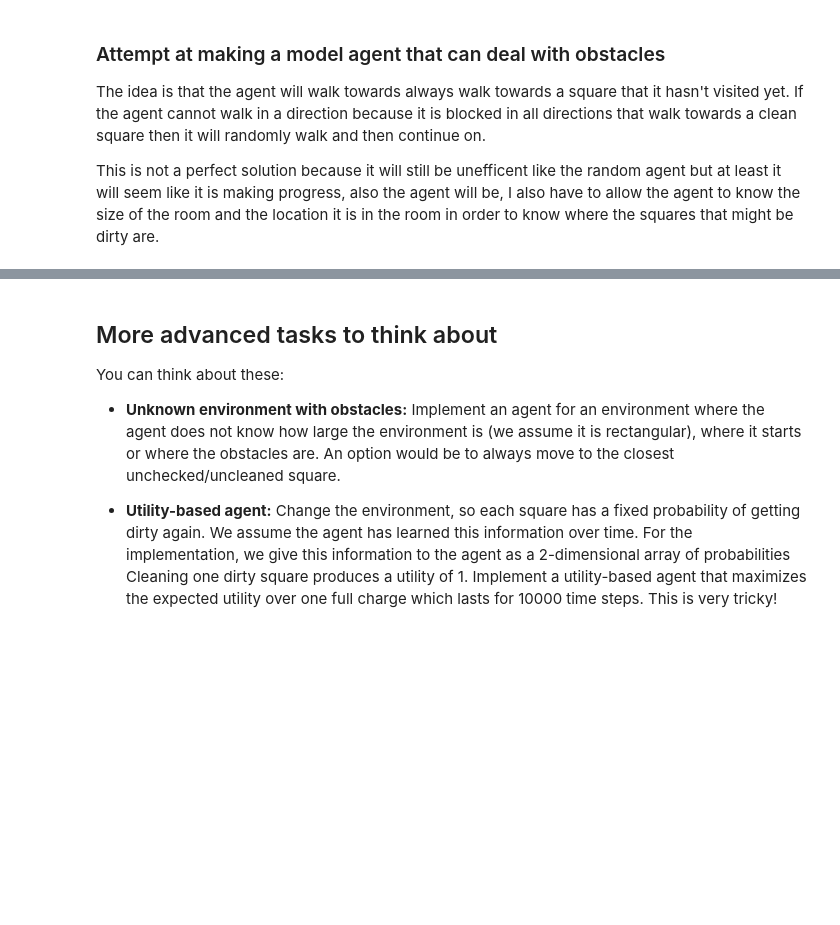
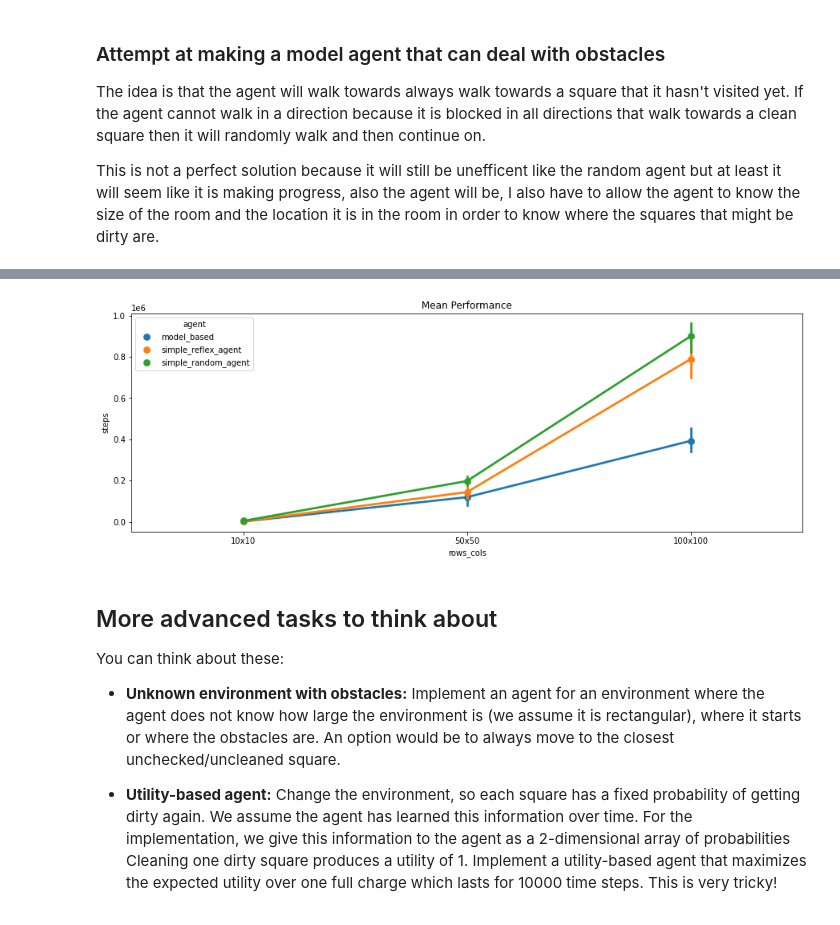
Before and after one commit to nlarsensmu/CS7320-AI, a Jupyter notebook: Agents/simple_randomized_agent.ipynb, the cells around one changed output, grey strips where cells are left out. Drawn from its saved outputs; the diff is of its cells as text; code cells hidden in the pictures; blank space fills up the shorter version.

```diff
--- a/Agents/simple_randomized_agent.ipynb
+++ b/Agents/simple_randomized_agent.ipynb
@@ -589,8 +565,8 @@ def vacuum_environment_obstacles(agent, max_steps, verbose = True, num_rows = 5,
     if verbose:
         print('Agents starting Position: (', agent_row, ' ', agent_col, ')')
         print('Room:')
-    for i in range(0, len(room)):
-        print(room[i])
+        for i in range(0, len(room)):
+            print(room[i])
 
 
     steps = 0
@@ -632,12 +608,11 @@ def vacuum_environment_obstacles(agent, max_steps, verbose = True, num_rows = 5,
                     print(room[i])
             return steps
 
-#    if(verbose):
-    print('Room is not clean. To took ', steps, ' steps.')
-    if verbose:
+    if(verbose):
+        print('Room is not clean. To took ', steps, ' steps.')
         print('Room:')
-    for i in range(0, len(room)):
-        print(room[i])
+        for i in range(0, len(room)):
+            print(room[i])
     return steps
 # %%
 room, dirties, obs = get_random_n_room_obstacles(10, 10, 5, 10)
@@ -660,8 +635 @@ for row in room:
 ['o', 'o', 'o', 'o', 'o', 'o', 'o', 'o', 'o', 'o', 'o', 'o']
-# %%
-#room = get_random_n_room_obstacles(num_rows = 10, num_cols = 10, chance_of_dirt = 5, chance_of_obstacles=10)
-#print('Dirties:', room[1], 'Obstacles:', room[2])
-#for row in room[0]:
-#    print(row)
-agent = Agent()
-vacuum_environment_obstacles(agent.act, 5000, num_rows = 5, num_cols = 5, verbose = False)
@@ -850,6 +797,2 @@ class AgentObstacles:
 
         return choice
-# %%
-bumpers = {'north':False, 'west':True, 'east':False, 'south':False}
-agent = AgentObstacles(5, 5, 2, 2)
-agent.act(bumpers, False)
@@ -858,10 +798,0 @@ agent.act(bumpers, False)
-# %%
-initial_position = (random.choice(range(1, 11)), random.choice(range(1, 11)))
-
-agent = AgentObstacles(10, 10, initial_position[0], initial_position[1])
-vacuum_environment_obstacles(agent.act,
-                             3000,
-                             verbose = False,
-                             num_rows=10,
-                             num_cols = 10,
-                             initial_position = initial_position)
@@ -887,3 +887,11 @@ vacuum_environment_obstacles(agent.act,
+# %%
+fig, ax = plt.subplots(1,1,figsize=(15,5))
+
+ax.title.set_text('Mean Performance')
+sns.pointplot(x="rows_cols", y="steps", data= df, hue="agent")
+fig.show()
+# %% [output]
+[figure, added]
 # %% [markdown]
 ## More advanced tasks to think about
 
```
Also changed, not shown: parts of 18 cells of this notebook.
